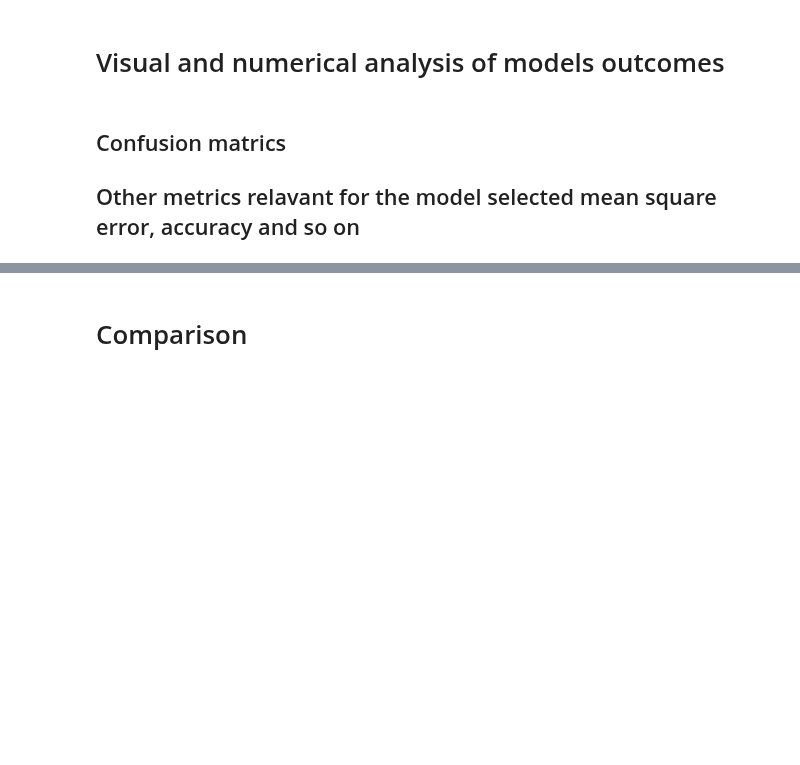
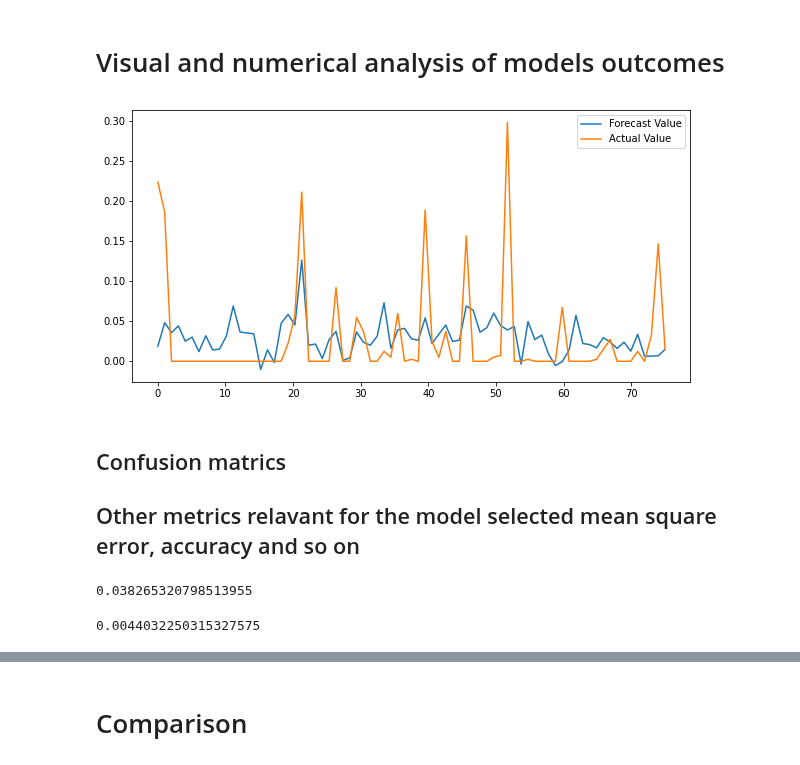
Before and after one commit to Alex-Kamenev/Weather_Data_Prediction_Models, a Jupyter notebook: Weather_Data_Predictive_Models.ipynb, the cells around one changed output, grey strips where cells are left out. Cells and saved outputs as stored; diff of their text form; code cells hidden in the pictures; blank space fills up the shorter version.

```diff
--- a/Weather_Data_Predictive_Models.ipynb
+++ b/Weather_Data_Predictive_Models.ipynb
@@ -63,0 +74,2 @@ cycle per model
+# %%
+Y=weather_df['PRCP']
@@ -72,5 +184,15 @@ cycle per model
 # %% [markdown]
 # Visual and numerical analysis of models outcomes
+# %%
+Y_lr_predict_plt =lm.predict(X_test.iloc[:75,:])
+Y_test_plt = Y_test.iloc[:75]
+plt.figure(figsize=(10, 5))
+plt.plot(np.linspace(0, len(Y_lr_predict_plt), len(Y_lr_predict_plt)), Y_lr_predict_plt, label = "Forecast Value")
+plt.plot(np.linspace(0, len(Y_lr_predict_plt), len(Y_lr_predict_plt)), Y_test_plt, label = "Actual Value")
+plt.legend()
+plt.show()
+# %% [output]
+[figure, added]
 # %% [markdown]
 ## Confusion matrics
 ## Other metrics relavant for the model selected mean square error, accuracy and so on
@@ -76,0 +201,8 @@ cycle per model
+# %%
+metrics.mean_absolute_error(Y_test, Y_lr_predict)
+# %% [output]
+0.038265320798513955
+# %%
+metrics.mean_squared_error(Y_test, Y_lr_predict)
+# %% [output]
+0.0044032250315327575
```
Also changed, not shown: parts of 41 cells of this notebook.
